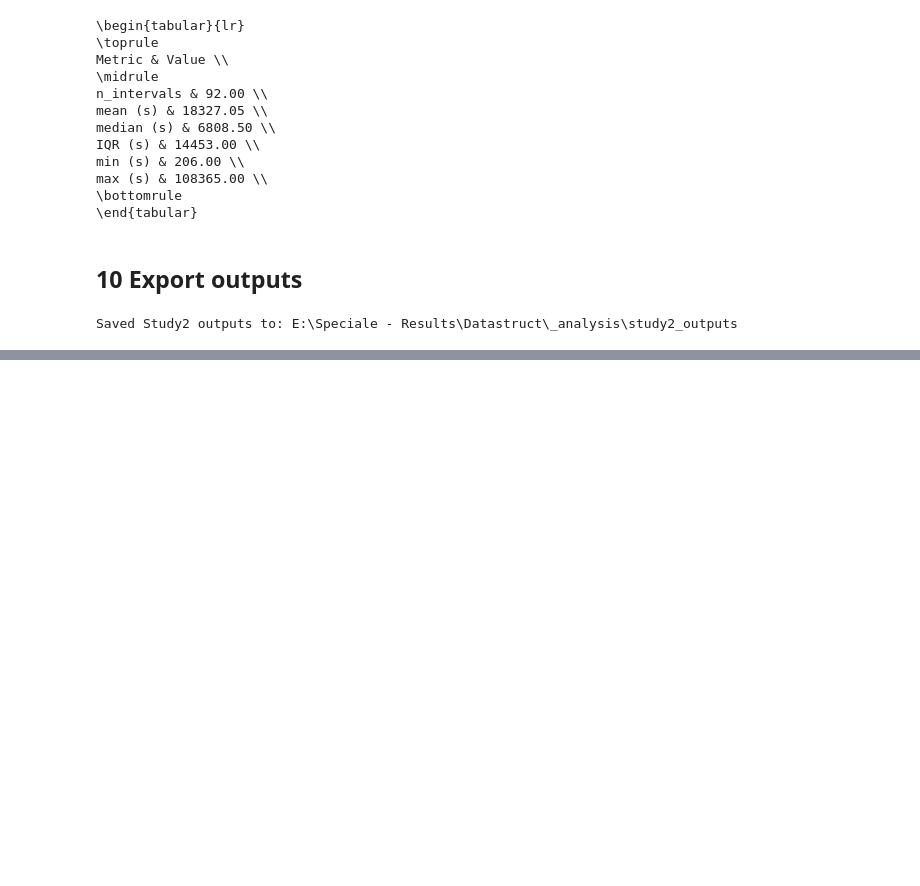
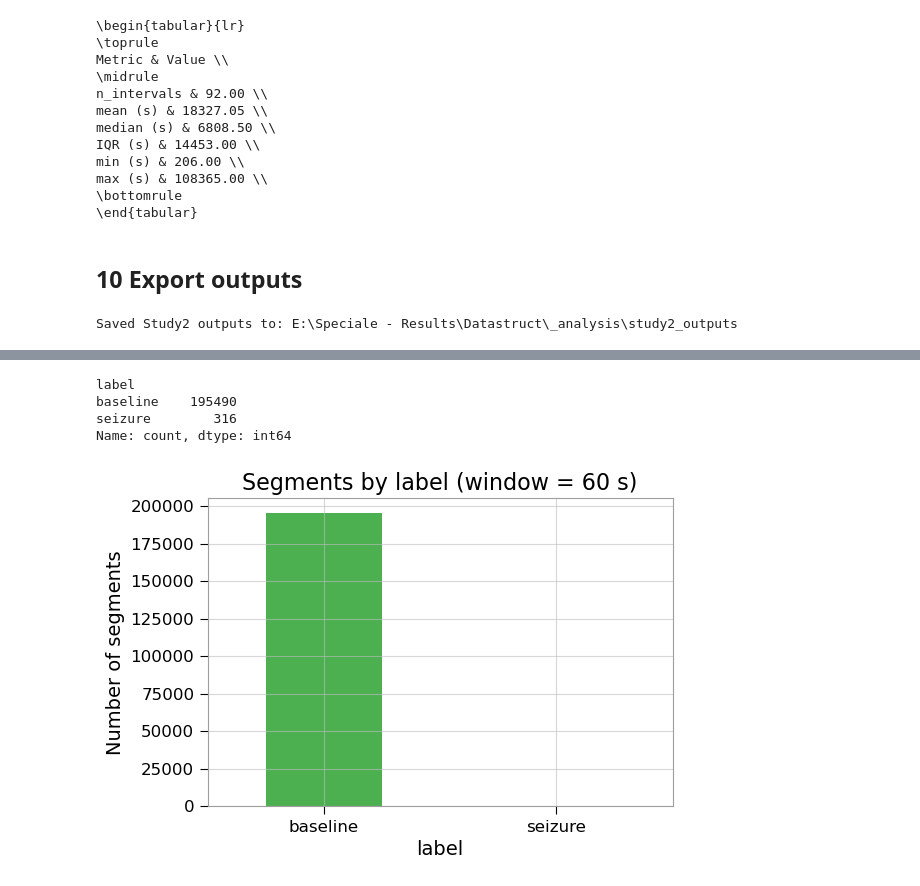
Before and after one commit to AU668208/Epilepsy_MasterThesis, a Jupyter notebook: Study2.ipynb, the cells around one changed output, grey strips where cells are left out. Drawn from its saved outputs; the diff is of its cells as text; code cells hidden in the pictures; blank space fills up the shorter version.

```diff
--- a/Study2.ipynb
+++ b/Study2.ipynb
@@ -283,0 +286,5 @@ Saved Study2 outputs to: E:\Speciale - Results\Datastruct\_analysis\study2_outpu
+# %%
+SEG_WIN_S = 60  # Or 120 if wanting less segments
+
+df_seg = build_segment_index(df_rec, df_evt, window_s=SEG_WIN_S)
+df_seg.head(), len(df_seg)
@@ -283,0 +306,17 @@ Saved Study2 outputs to: E:\Speciale - Results\Datastruct\_analysis\study2_outpu
+# %%
+seg_counts = df_seg["label"].value_counts()
+seg_counts
+# %% [output]
+label
+baseline    195490
+seizure        316
+Name: count, dtype: int64
+# %%
+plt.figure(figsize=(6,4))
+seg_counts.plot(kind="bar", color=palette["primary"])
+plt.ylabel("Number of segments")
+plt.title(f"Segments by label (window = {SEG_WIN_S} s)")
+plt.xticks(rotation=0)
+plt.show()
+# %% [output]
+[figure, added]
```
Also changed, not shown: parts of 8 cells of this notebook, 3 other files.
